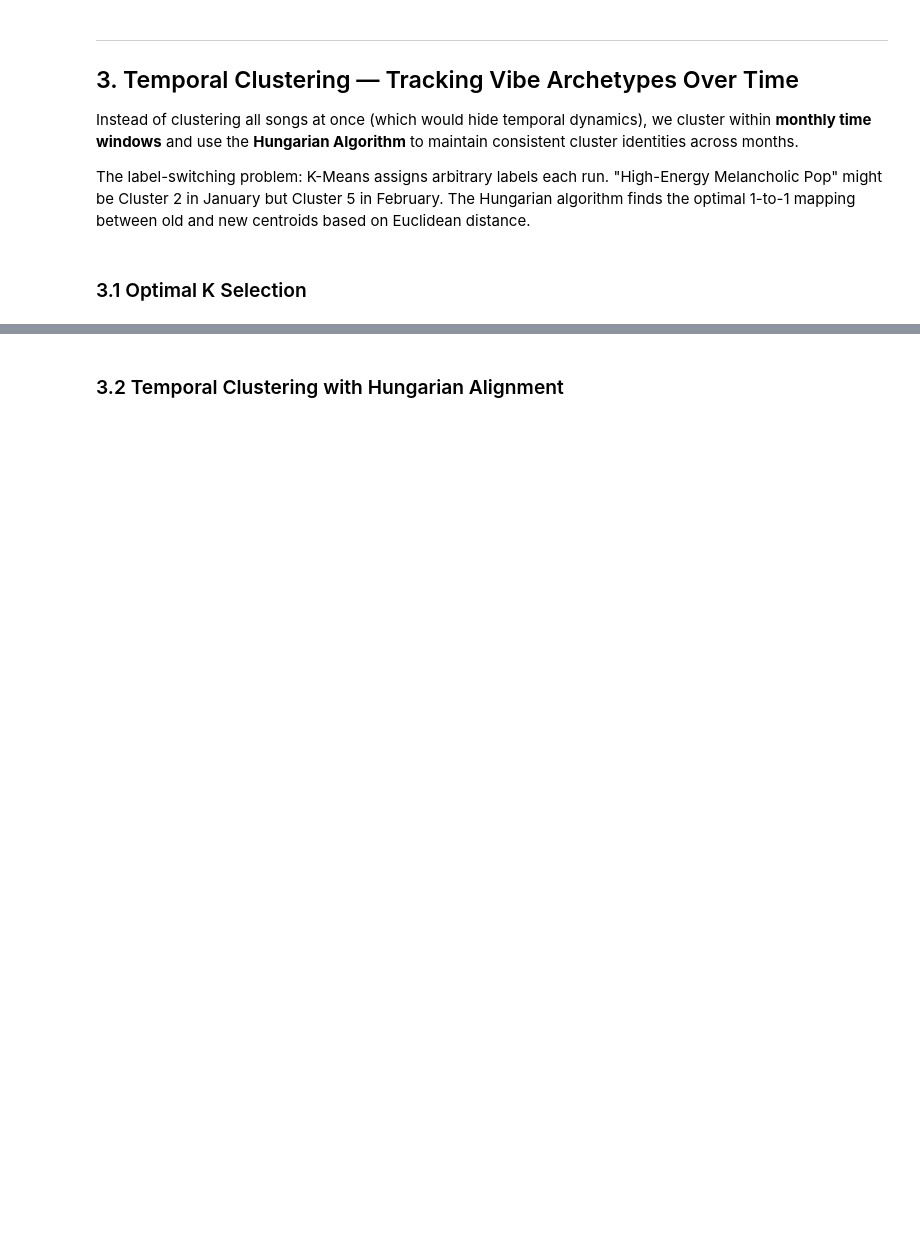
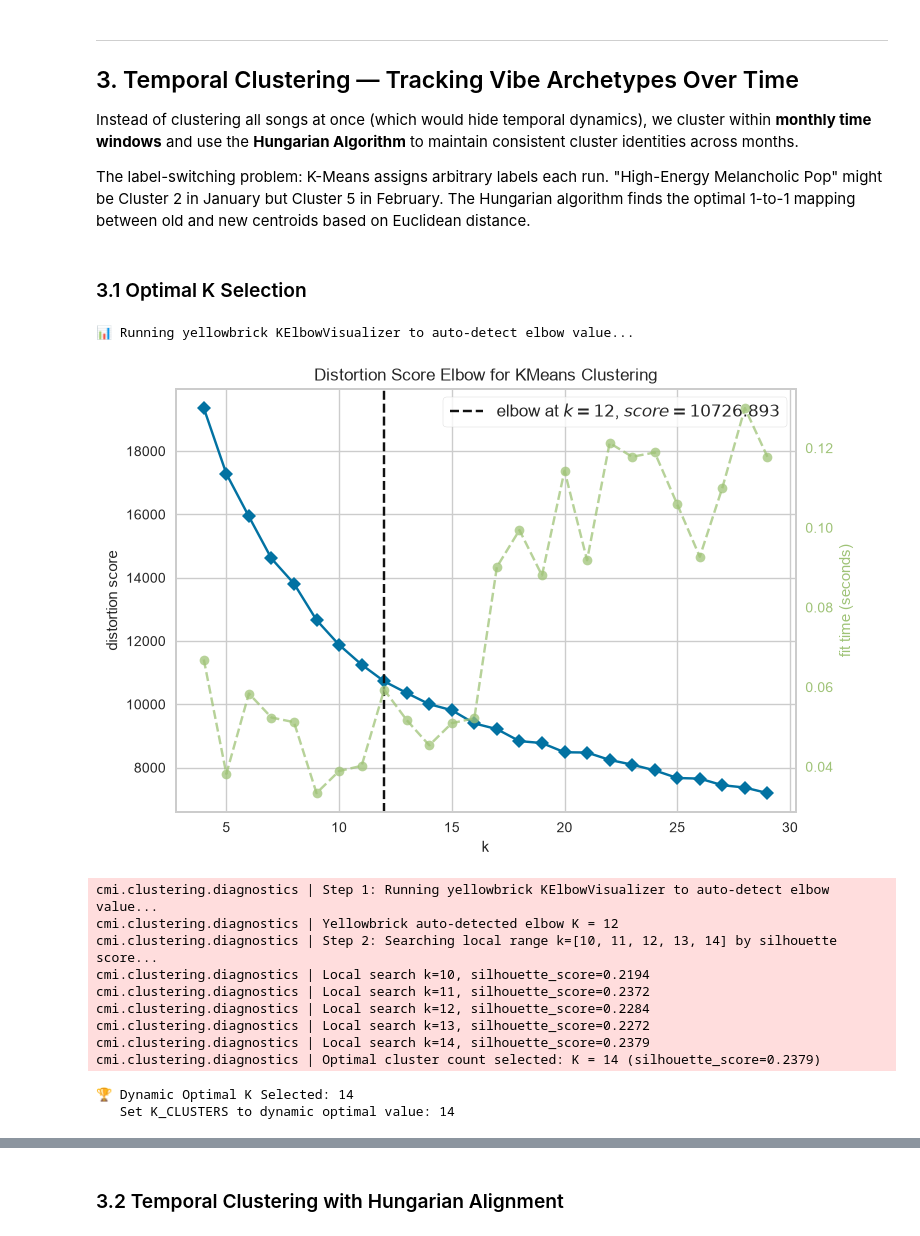
Before and after one commit to sam-tritto/music-and-mood, a Jupyter notebook: music_and_mood_trends.ipynb, the cells around one changed output, grey strips where cells are left out. Drawn from its saved outputs; the diff is of its cells as text; code cells hidden in the pictures; blank space fills up the shorter version.

Commit message:
feat: update model to Gemini 2.5 Flash, expand audio feature analysis, and add brief narrative description support

```diff
--- a/music_and_mood_trends.ipynb
+++ b/music_and_mood_trends.ipynb
@@ -460,0 +502,33 @@ print(f"   Using K={K_CLUSTERS} as specified in config")
+# %%
+# Native Yellowbrick KElbowVisualizer
+from yellowbrick.cluster import KElbowVisualizer
+from sklearn.cluster import KMeans
+
+print("📊 Running yellowbrick KElbowVisualizer to auto-detect elbow value...")
+model = KMeans(random_state=42, n_init=10)
+# Locate elbow over k=(4, 30) using distortion metric (inertia)
+visualizer = KElbowVisualizer(model, k=(4, 30), force_model=True)
+visualizer.fit(fused_matrix)
+visualizer.show()
+
+# Run the programmatic 2-step optimal K search locally around the elbow (+/- 2) by silhouette score
+from cmi.clustering.diagnostics import find_optimal_k
+optimal_k = find_optimal_k(fused_matrix, k_range=(4, 30))
+print(f"\n🏆 Dynamic Optimal K Selected: {optimal_k}")
+
+K_CLUSTERS = optimal_k
+print(f"   Set K_CLUSTERS to dynamic optimal value: {K_CLUSTERS}")
+# %% [output]
+📊 Running yellowbrick KElbowVisualizer to auto-detect elbow value...
+[figure, added]
+cmi.clustering.diagnostics | Step 1: Running yellowbrick KElbowVisualizer to auto-detect elbow value...
+cmi.clustering.diagnostics | Yellowbrick auto-detected elbow K = 12
+cmi.clustering.diagnostics | Step 2: Searching local range k=[10, 11, 12, 13, 14] by silhouette score...
+cmi.clustering.diagnostics | Local search k=10, silhouette_score=0.2194
+cmi.clustering.diagnostics | Local search k=11, silhouette_score=0.2372
+cmi.clustering.diagnostics | Local search k=12, silhouette_score=0.2284
+cmi.clustering.diagnostics | Local search k=13, silhouette_score=0.2272
+cmi.clustering.diagnostics | Local search k=14, silhouette_score=0.2379
+cmi.clustering.diagnostics | Optimal cluster count selected: K = 14 (silhouette_score=0.2379)
+🏆 Dynamic Optimal K Selected: 14
+   Set K_CLUSTERS to dynamic optimal value: 14
```
Also changed, not shown: parts of 32 cells of this notebook, 11 other files.
